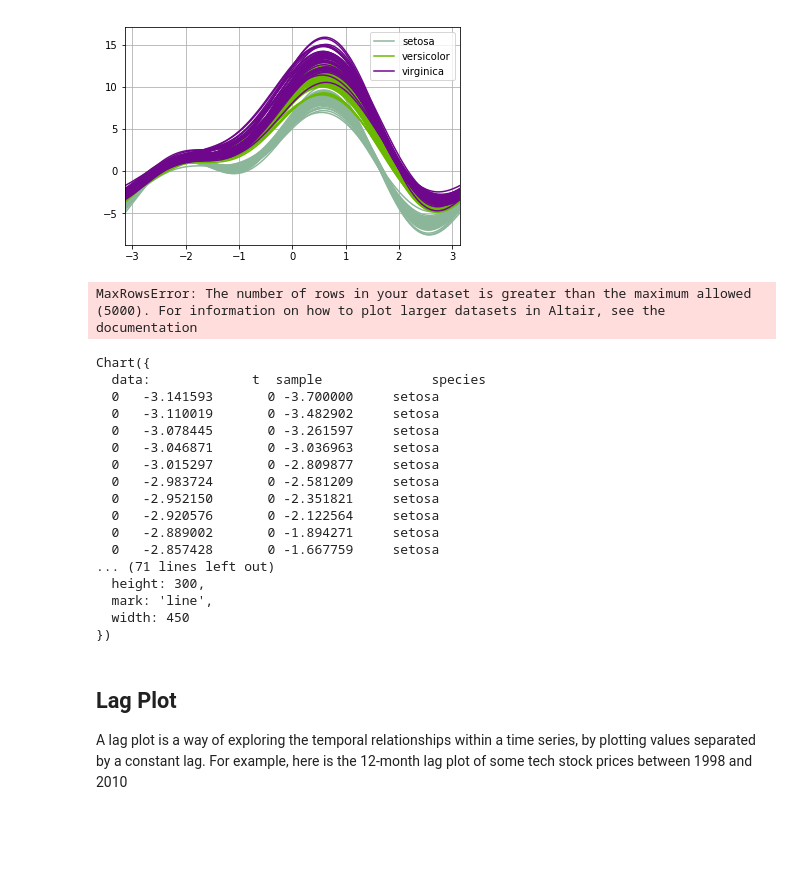
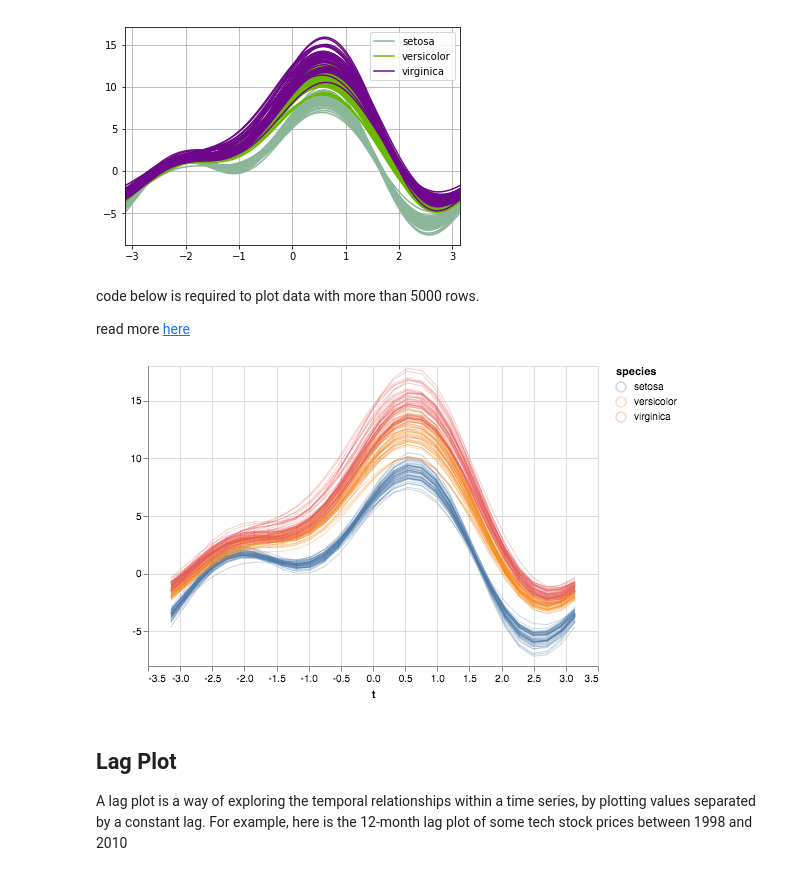
Before and after one commit to altair-viz/pdvega, a Jupyter notebook: examples/pdvega_example.ipynb, the cells around one changed output. Drawn from its saved outputs; the diff is of its cells as text; code cells hidden in the pictures; blank space fills up the shorter version.

Commit message:
kinda fixed with andrews curves in notebook

```diff
--- a/examples/pdvega_example.ipynb
+++ b/examples/pdvega_example.ipynb
@@ -276,24 +276,3 @@ Similar in spirit is the Andrews curve plot, which converts each datapoint into
 pd.plotting.andrews_curves(iris, 'species');
 # %% [output]
 [figure]
-# %%
-pdvega.plotting.andrews_curves(iris, 'species')
-# %% [output]
-MaxRowsError: The number of rows in your dataset is greater than the maximum allowed (5000). For information on how to plot larger datasets in Altair, see the documentation
-Chart({
-  data:             t  sample              species
-  0   -3.141593       0 -3.700000     setosa
-  0   -3.110019       0 -3.482902     setosa
-  0   -3.078445       0 -3.261597     setosa
-  0   -3.046871       0 -3.036963     setosa
-  0   -3.015297       0 -2.809877     setosa
-  0   -2.983724       0 -2.581209     setosa
-  0   -2.952150       0 -2.351821     setosa
-  0   -2.920576       0 -2.122564     setosa
-  0   -2.889002       0 -1.894271     setosa
-  0   -2.857428       0 -1.667759     setosa
-... (71 lines left out)
-  height: 300,
-  mark: 'line',
-  width: 450
-})
@@ -299,0 +281,4 @@ Chart({
+# %% [markdown]
+code below is required to plot data with more than 5000 rows.
+
+read more [here](https://altair-viz.github.io/user_guide/faq.html?highlight=number%20rows#disabling-maxrows)
@@ -300,3 +287,8 @@ Chart({
+# %%
+chart = pdvega.plotting.andrews_curves(iris, 'species', samples=30)
+chart.mark_line(strokeWidth=1).encode(opacity=alt.value(0.3))
+# %% [output]
+[figure, added]
 # %% [markdown]
 ## Lag Plot
 
```
Also changed, not shown: parts of 14 cells of this notebook.
